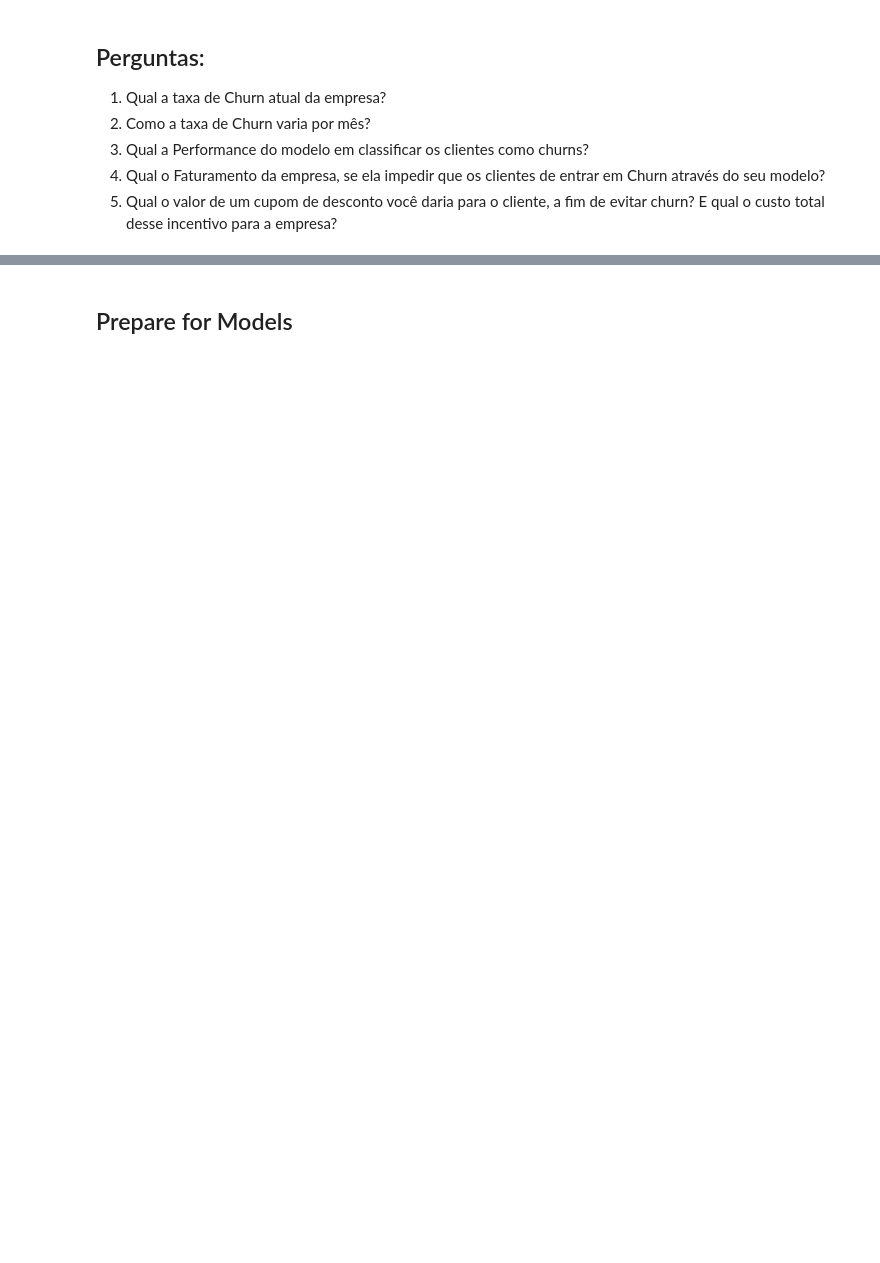
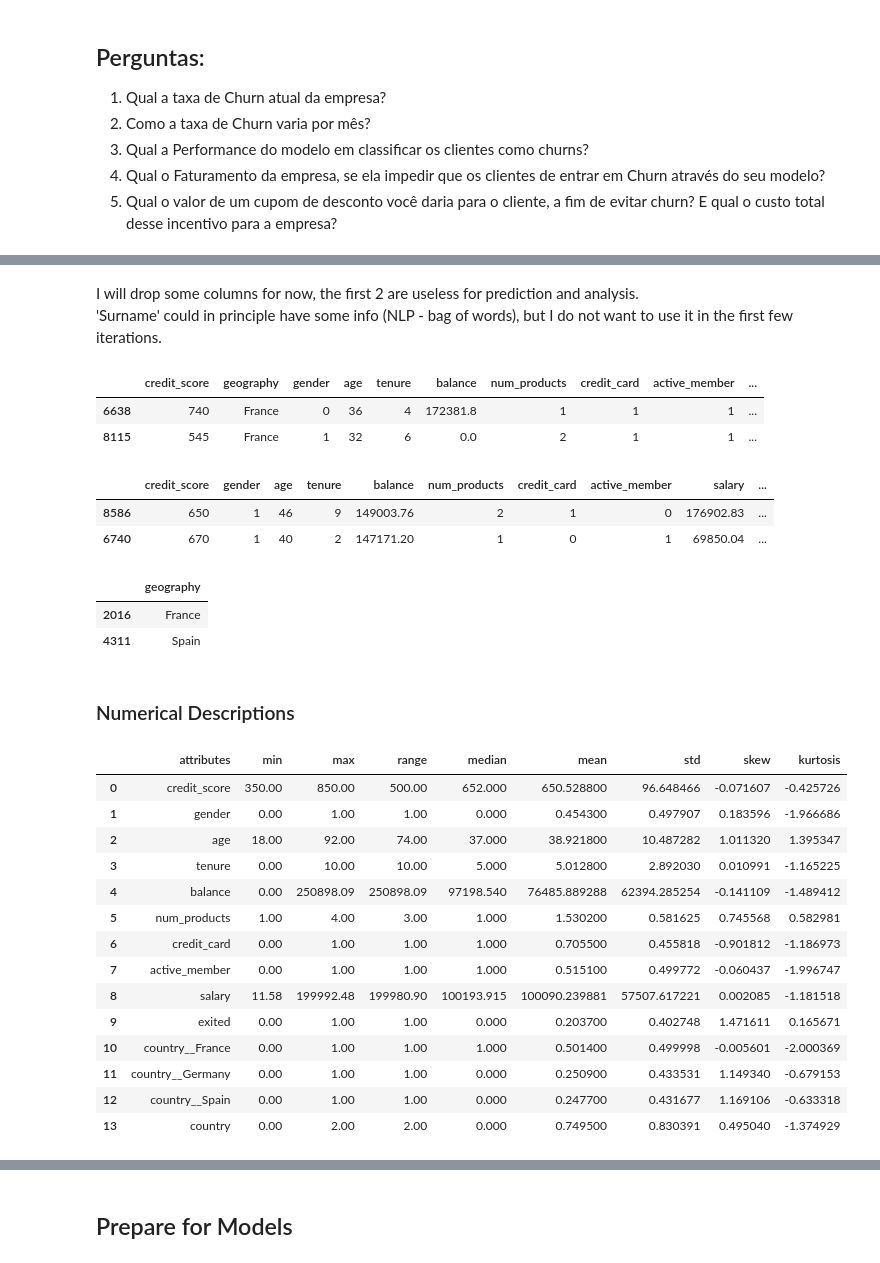
Before and after one commit to gcsantucci/churn_TopBank, a Jupyter notebook: churn_eda.ipynb, the cells around one changed output, grey strips where cells are left out. Saved outputs shown, nothing was run; the diff lists cells and outputs as text; code cells hidden in the pictures; blank space fills up the shorter version.

```diff
--- a/churn_eda.ipynb
+++ b/churn_eda.ipynb
@@ -147,0 +178,6 @@ Index(['CreditScore', 'Geography', 'Gender', 'Age', 'Tenure', 'Balance',
+# %%
+print(df1.geography.unique())
+df1 = pd.concat([df1, pd.get_dummies(df1['geography'], prefix='country_')], axis=1)
+df1['country'] = df1.geography.map({'France': 0, 'Spain': 1, 'Germany': 2})
+
+df1.sample(3)
@@ -147,0 +203,3 @@ Index(['CreditScore', 'Geography', 'Gender', 'Age', 'Tenure', 'Balance',
+# %%
+# Need to rename it again due to country names:
+df1.columns = rename_cols(df1.columns)
@@ -147,0 +230,60 @@ Index(['CreditScore', 'Geography', 'Gender', 'Age', 'Tenure', 'Balance',
+# %% [markdown]
+I will drop some columns for now, the first 2 are useless for prediction and analysis.
+'Surname' could in principle have some info (NLP - bag of words),
+but I do not want to use it in the first few iterations.
+# %%
+df1.drop(columns=['row_number', 'customer_id', 'surname'], inplace=True)
+df1.sample(2)
+# %% [output]
+|  | credit_score | geography | gender | age | tenure | balance | num_products | credit_card | active_member | ... |
+| 6638 | 740 | France | 0 | 36 | 4 | 172381.8 | 1 | 1 | 1 | ... |
+| 8115 | 545 | France | 1 | 32 | 6 | 0.0 | 2 | 1 | 1 | ... |
+# %%
+num_attr = df1.select_dtypes(include=['uint8', 'int64', 'float64'])
+cat_attr = df1.select_dtypes(exclude=['uint8', 'int64', 'float64'])
+# %%
+num_attr.sample(2)
+# %% [output]
+|  | credit_score | gender | age | tenure | balance | num_products | credit_card | active_member | salary | ... |
+| 8586 | 650 | 1 | 46 | 9 | 149003.76 | 2 | 1 | 0 | 176902.83 | ... |
+| 6740 | 670 | 1 | 40 | 2 | 147171.20 | 1 | 0 | 1 | 69850.04 | ... |
+# %%
+cat_attr.sample(2)
+# %% [output]
+|  | geography |
+| 2016 | France |
+| 4311 | Spain |
+# %% [markdown]
+### Numerical Descriptions
+# %%
+# Central Tendendy - mean, median
+ct1 = pd.DataFrame(num_attr.apply(np.median)).T
+ct2 = pd.DataFrame(num_attr.apply(np.mean)).T
+
+# Dispersion - std, min, max, range, skew, kurtosis
+dt1 = pd.DataFrame(num_attr.apply( min )).T
+dt2 = pd.DataFrame(num_attr.apply( max )).T
+dt3 = pd.DataFrame(num_attr.apply( lambda x: x.max() - x.min() )).T
+dt4 = pd.DataFrame(num_attr.apply( np.std )).T
+dt5 = pd.DataFrame(num_attr.apply( lambda x: x.skew() )).T
+dt6 = pd.DataFrame(num_attr.apply( lambda x: x.kurtosis() )).T
+
+m = pd.concat([dt1, dt2, dt3, ct1, ct2, dt4, dt5, dt6]).T.reset_index()
+m.columns = ['attributes', 'min', 'max', 'range', 'median', 'mean', 'std', 'skew', 'kurtosis']
+m
+# %% [output]
+|  | attributes | min | max | range | median | mean | std | skew | kurtosis |
+| 0 | credit_score | 350.00 | 850.00 | 500.00 | 652.000 | 650.528800 | 96.648466 | -0.071607 | -0.425726 |
+| 1 | gender | 0.00 | 1.00 | 1.00 | 0.000 | 0.454300 | 0.497907 | 0.183596 | -1.966686 |
+| 2 | age | 18.00 | 92.00 | 74.00 | 37.000 | 38.921800 | 10.487282 | 1.011320 | 1.395347 |
+| 3 | tenure | 0.00 | 10.00 | 10.00 | 5.000 | 5.012800 | 2.892030 | 0.010991 | -1.165225 |
+| 4 | balance | 0.00 | 250898.09 | 250898.09 | 97198.540 | 76485.889288 | 62394.285254 | -0.141109 | -1.489412 |
+| 5 | num_products | 1.00 | 4.00 | 3.00 | 1.000 | 1.530200 | 0.581625 | 0.745568 | 0.582981 |
+| 6 | credit_card | 0.00 | 1.00 | 1.00 | 1.000 | 0.705500 | 0.455818 | -0.901812 | -1.186973 |
+| 7 | active_member | 0.00 | 1.00 | 1.00 | 1.000 | 0.515100 | 0.499772 | -0.060437 | -1.996747 |
+| 8 | salary | 11.58 | 199992.48 | 199980.90 | 100193.915 | 100090.239881 | 57507.617221 | 0.002085 | -1.181518 |
+| 9 | exited | 0.00 | 1.00 | 1.00 | 0.000 | 0.203700 | 0.402748 | 1.471611 | 0.165671 |
+| 10 | country__France | 0.00 | 1.00 | 1.00 | 1.000 | 0.501400 | 0.499998 | -0.005601 | -2.000369 |
+| 11 | country__Germany | 0.00 | 1.00 | 1.00 | 0.000 | 0.250900 | 0.433531 | 1.149340 | -0.679153 |
+| 12 | country__Spain | 0.00 | 1.00 | 1.00 | 0.000 | 0.247700 | 0.431677 | 1.169106 | -0.633318 |
+| 13 | country | 0.00 | 2.00 | 2.00 | 0.000 | 0.749500 | 0.830391 | 0.495040 | -1.374929 |
```
Also changed, not shown: parts of 60 cells of this notebook, 1 other file.
